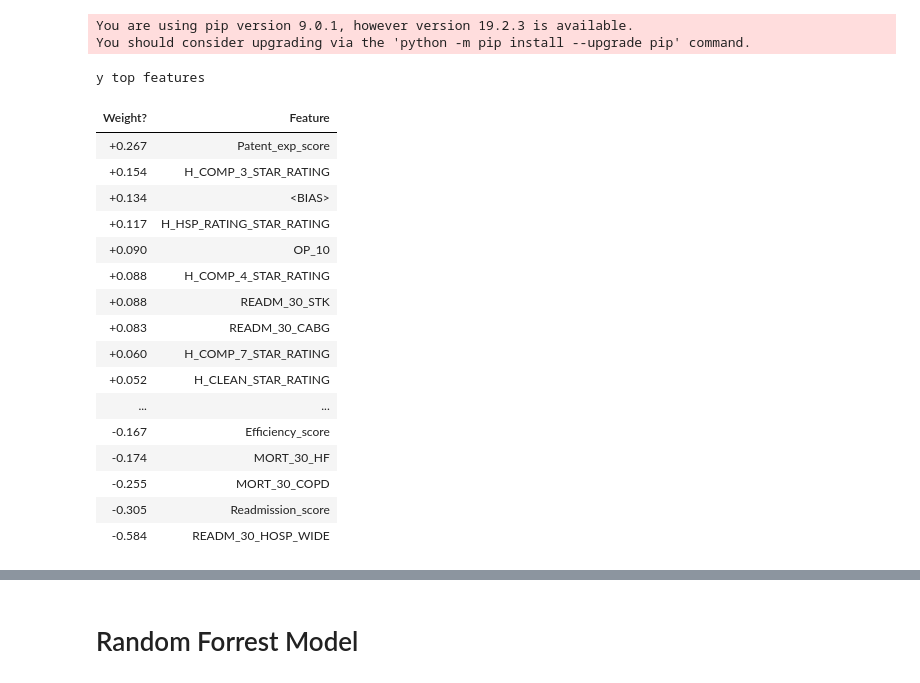
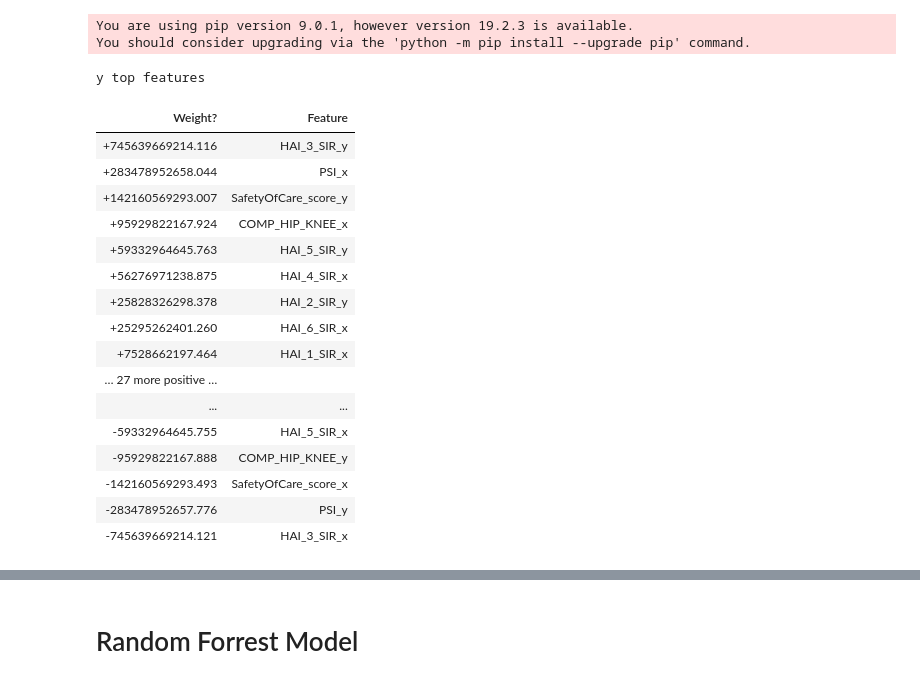
Before and after one commit to prachi0693/Capstone-Project, a Jupyter notebook: Merge and Modelling.ipynb, the cells around one changed output, grey strips where cells are left out. Drawn from its saved outputs; the diff is of its cells as text; code cells hidden in the pictures.

```diff
--- a/Merge and Modelling.ipynb
+++ b/Merge and Modelling.ipynb
@@ -79,3 +127,7 @@ df= pd.merge(df, df4, on='Provider ID', how='outer')
+# %%
+df= pd.merge(df, df6, on='Provider ID', how='outer')
+# %%
+df= pd.merge(df, df7, on='Provider ID', how='outer')
 # %%
 df.shape
 # %% [output]
@@ -318,7 +370,7 @@ from sklearn.linear_model import LinearRegression
 lm = LinearRegression()
 lm.fit(X_train, y_train)
 
-rfe = RFE(lm, 20)             # running RFE
+rfe = RFE(lm,64)             # running RFE
 rfe = rfe.fit(X_train, y_train)
 # %%
 #Get the columns selected by rfe
@@ -369,3 +431,5 @@ lr = LinearRegression()
 lr.fit(X_train,y_train)
 # %% [output]
 LinearRegression(copy_X=True, fit_intercept=True, n_jobs=1, normalize=False)
+# %%
+lr.fit(X_train_rfe,y_train)
@@ -386,56 +462,39 @@ You are using pip version 9.0.1, however version 19.2.3 is available.
 You should consider upgrading via the 'python -m pip install --upgrade pip' command.
 # %%
 import eli5
-eli5.show_weights(lr,feature_names=['OP_10',
- 'OP_11',
- 'OP_13',
- 'OP_14',
- 'OP_8',
- 'Efficiency_score',
- 'MORT_30_AMI',
- 'MORT_30_CABG',
- 'MORT_30_COPD',
- 'MORT_30_HF',
- 'MORT_30_PN',
- 'MORT_30_STK',
- 'Mort_score',
- 'READM_30_AMI',
- 'READM_30_CABG',
- 'READM_30_COPD',
- 'READM_30_HF',
- 'READM_30_HIP_KNEE',
- 'READM_30_HOSP_WIDE',
- 'READM_30_PN',
- 'READM_30_STK',
- 'Readmission_score',
- 'H_CLEAN_STAR_RATING',
- 'H_COMP_1_STAR_RATING',
- 'H_COMP_2_STAR_RATING',
- 'H_COMP_3_STAR_RATING',
- 'H_COMP_4_STAR_RATING',
- 'H_COMP_5_STAR_RATING',
- 'H_COMP_6_STAR_RATING',
- 'H_COMP_7_STAR_RATING',
- 'H_HSP_RATING_STAR_RATING',
- 'H_QUIET_STAR_RATING',
- 'H_RECMND_STAR_RATING',
- 'Patent_exp_score'])
+
+eli5.show_weights(lr,feature_names=['const','OP_10', 'OP_11', 'OP_13', 'OP_14', 'OP_8', 'Efficiency_score',
+       'MORT_30_CABG', 'MORT_30_COPD', 'MORT_30_HF', 'MORT_30_PN',
+       'MORT_30_STK', 'READM_30_AMI', 'READM_30_CABG', 'READM_30_COPD',
+       'READM_30_HF', 'READM_30_HIP_KNEE', 'READM_30_HOSP_WIDE', 'READM_30_PN',
+       'READM_30_STK', 'Readmission_score', 'H_CLEAN_STAR_RATING',
+       'H_COMP_1_STAR_RATING', 'H_COMP_2_STAR_RATING', 'H_COMP_3_STAR_RATING',
+       'H_COMP_4_STAR_RATING', 'H_COMP_5_STAR_RATING', 'H_COMP_6_STAR_RATING',
+       'H_COMP_7_STAR_RATING', 'H_HSP_RATING_STAR_RATING',
+       'H_QUIET_STAR_RATING', 'Patent_exp_score', 'HAI_1_SIR_x', 'HAI_2_SIR_x',
+       'HAI_3_SIR_x', 'HAI_4_SIR_x', 'HAI_5_SIR_x', 'HAI_6_SIR_x',
+       'COMP_HIP_KNEE_x', 'PSI_x', 'SafetyOfCare_score_x', 'HAI_1_SIR_y',
+       'HAI_2_SIR_y', 'HAI_3_SIR_y', 'HAI_4_SIR_y', 'HAI_5_SIR_y',
+       'HAI_6_SIR_y', 'COMP_HIP_KNEE_y', 'PSI_y', 'SafetyOfCare_score_y',
+       'IMM_2', 'IMM_3_OP_27_FAC_ADHPCT', 'OP_22', 'OP_23', 'OP_30', 'OP_4',
+       'VTE_5', 'VTE_6', 'ED_1b', 'ED_2b', 'OP_18b', 'OP_20', 'OP_21', 'OP_5',
+       'TimelinessOfCare_score'])
 # %% [output]
 y top features
 | Weight? | Feature |
-| +0.267 | Patent_exp_score |
-| +0.154 | H_COMP_3_STAR_RATING |
-| +0.134 | <BIAS> |
-| +0.117 | H_HSP_RATING_STAR_RATING |
-| +0.090 | OP_10 |
-| +0.088 | H_COMP_4_STAR_RATING |
-| +0.088 | READM_30_STK |
-| +0.083 | READM_30_CABG |
-| +0.060 | H_COMP_7_STAR_RATING |
-| +0.052 | H_CLEAN_STAR_RATING |
+| +745639669214.116 | HAI_3_SIR_y |
+| +283478952658.044 | PSI_x |
+| +142160569293.007 | SafetyOfCare_score_y |
+| +95929822167.924 | COMP_HIP_KNEE_x |
+| +59332964645.763 | HAI_5_SIR_y |
+| +56276971238.875 | HAI_4_SIR_x |
+| +25828326298.378 | HAI_2_SIR_y |
+| +25295262401.260 | HAI_6_SIR_x |
+| +7528662197.464 | HAI_1_SIR_x |
+| … 27 more positive … |  |
 | ... | ... |
-| -0.167 | Efficiency_score |
-| -0.174 | MORT_30_HF |
-| -0.255 | MORT_30_COPD |
-| -0.305 | Readmission_score |
-| -0.584 | READM_30_HOSP_WIDE |
+| -59332964645.755 | HAI_5_SIR_x |
+| -95929822167.888 | COMP_HIP_KNEE_y |
+| -142160569293.493 | SafetyOfCare_score_x |
+| -283478952657.776 | PSI_y |
+| -745639669214.121 | HAI_3_SIR_x |
```
Also changed, not shown: parts of 30 cells of this notebook, 1 other file.
